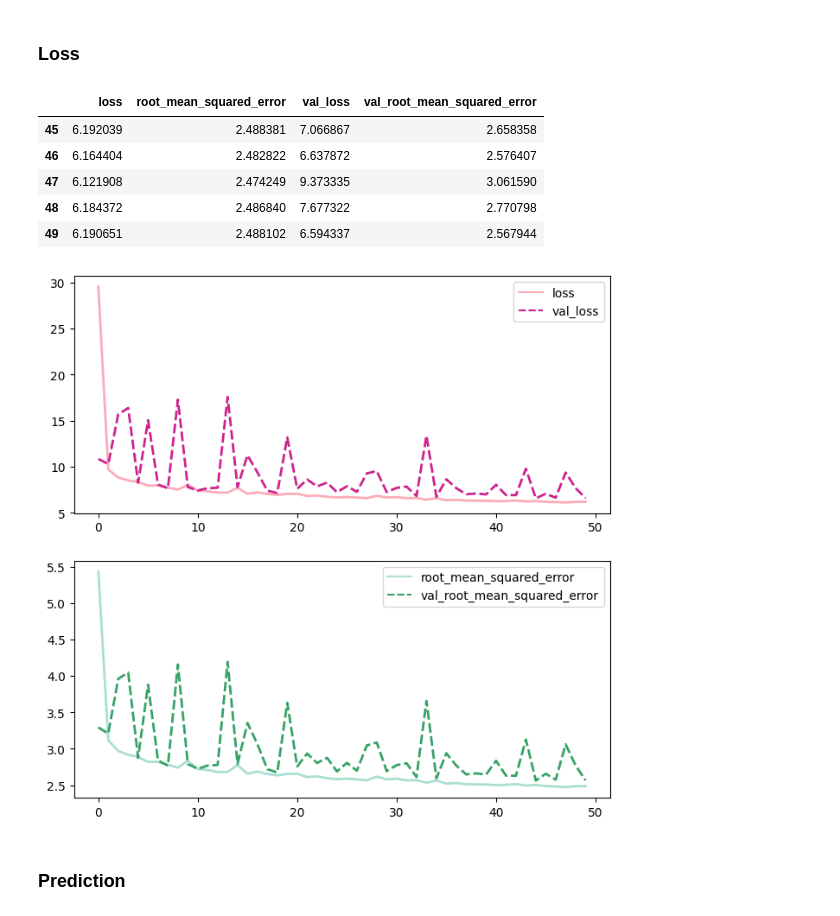
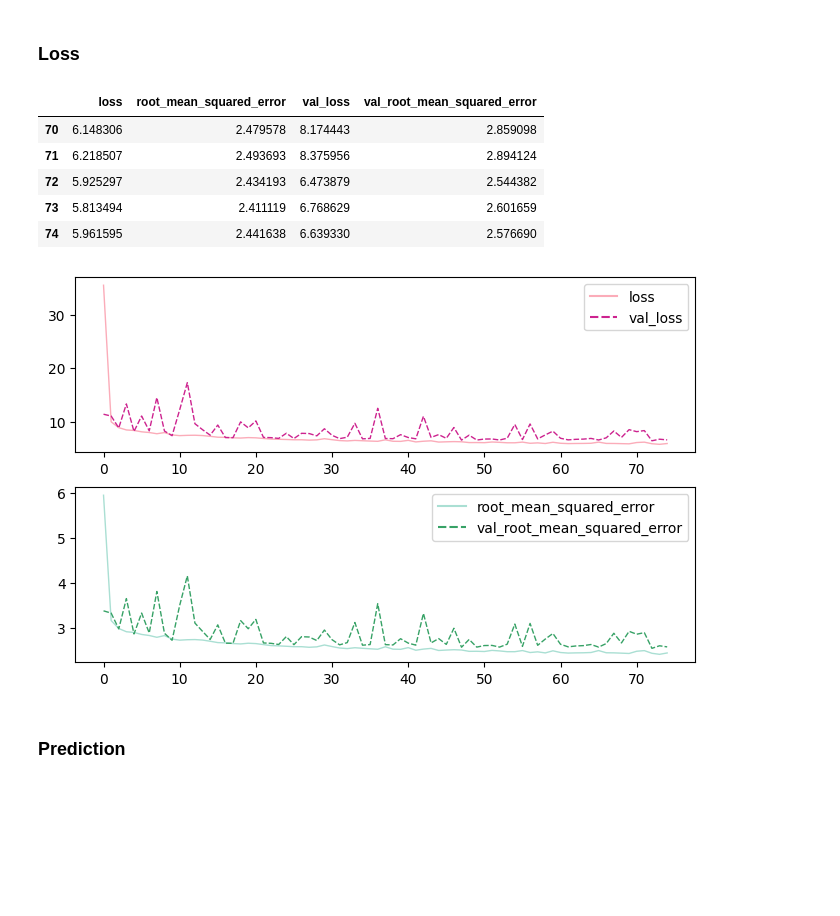
Before and after one commit to nabeel-io/Manufactured_House_Price_Prediction, a Jupyter notebook: Model2/Model2.ipynb, the cells around one changed output. Saved outputs shown, nothing was run; the diff lists cells and outputs as text; code cells hidden in the pictures; blank space fills up the shorter version.

```diff
--- a/Model2/Model2.ipynb
+++ b/Model2/Model2.ipynb
@@ -58,6 +61,6 @@ model.compile(loss="mean_squared_error", optimizer=opt, metrics=[keras.metrics.R
 # %%
 history = model.fit(xtrain, ytrain,
           batch_size=10000,
-          epochs=50,
+          epochs=75,
           validation_data=(xvalid, yvalid))
 # %% [output]
@@ -86,17 +89,17 @@ loss = pd.DataFrame(history.history)
 loss.tail()
 # %% [output]
 |  | loss | root_mean_squared_error | val_loss | val_root_mean_squared_error |
-| 45 | 6.192039 | 2.488381 | 7.066867 | 2.658358 |
-| 46 | 6.164404 | 2.482822 | 6.637872 | 2.576407 |
-| 47 | 6.121908 | 2.474249 | 9.373335 | 3.061590 |
-| 48 | 6.184372 | 2.486840 | 7.677322 | 2.770798 |
-| 49 | 6.190651 | 2.488102 | 6.594337 | 2.567944 |
+| 70 | 6.148306 | 2.479578 | 8.174443 | 2.859098 |
+| 71 | 6.218507 | 2.493693 | 8.375956 | 2.894124 |
+| 72 | 5.925297 | 2.434193 | 6.473879 | 2.544382 |
+| 73 | 5.813494 | 2.411119 | 6.768629 | 2.601659 |
+| 74 | 5.961595 | 2.441638 | 6.639330 | 2.576690 |
 # %%
-fig, axes = plt.subplots(nrows=2,figsize=(8,8), dpi=100)
-sns.lineplot(data=loss.loc[:,["loss","val_loss"]], palette="RdPu",linewidth=2.0, ax=axes[0]);
-sns.lineplot(data=loss.loc[:,["root_mean_squared_error","val_root_mean_squared_error"]], palette="BuGn",linewidth=2.0, ax=axes[1]);
+fig, axes = plt.subplots(nrows=2,figsize=(8,5), dpi=100)
+sns.lineplot(data=loss.loc[:,["loss","val_loss"]], palette="RdPu",linewidth=1.0, ax=axes[0]);
+sns.lineplot(data=loss.loc[:,["root_mean_squared_error","val_root_mean_squared_error"]], palette="BuGn",linewidth=1.0, ax=axes[1]);
 # %% [output]
-[figure, old version]
+[figure, new version]
 # %% [markdown]
 ### **Prediction**
 # %%
```
Also changed, not shown: parts of 4 cells of this notebook, 3 other files.
